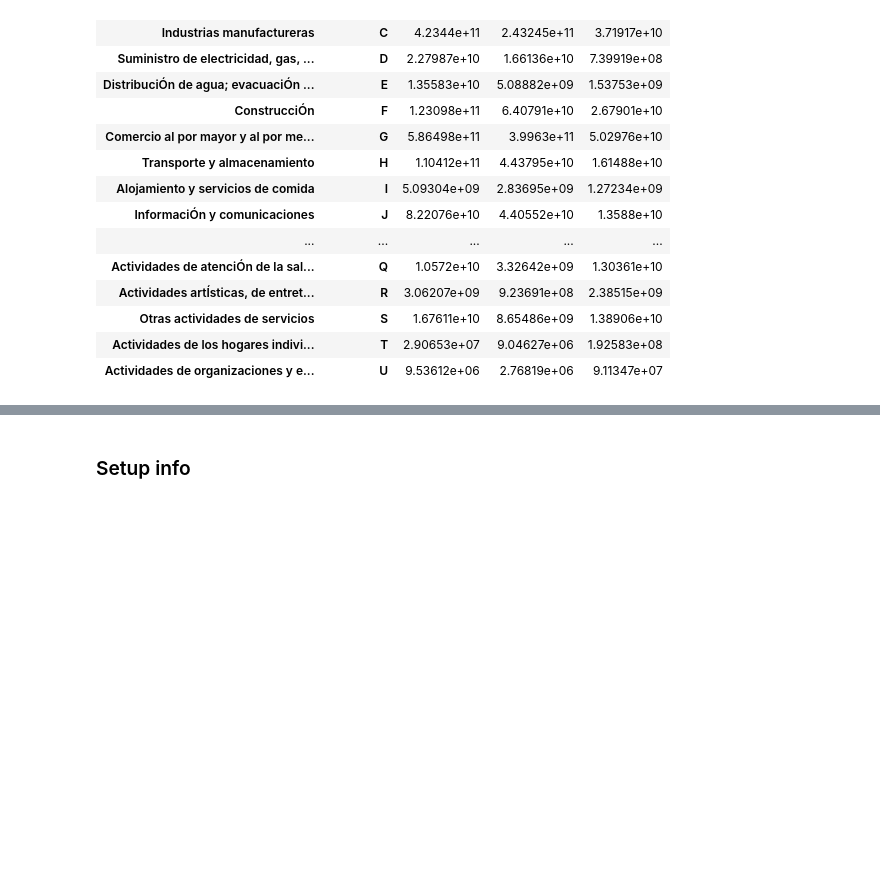
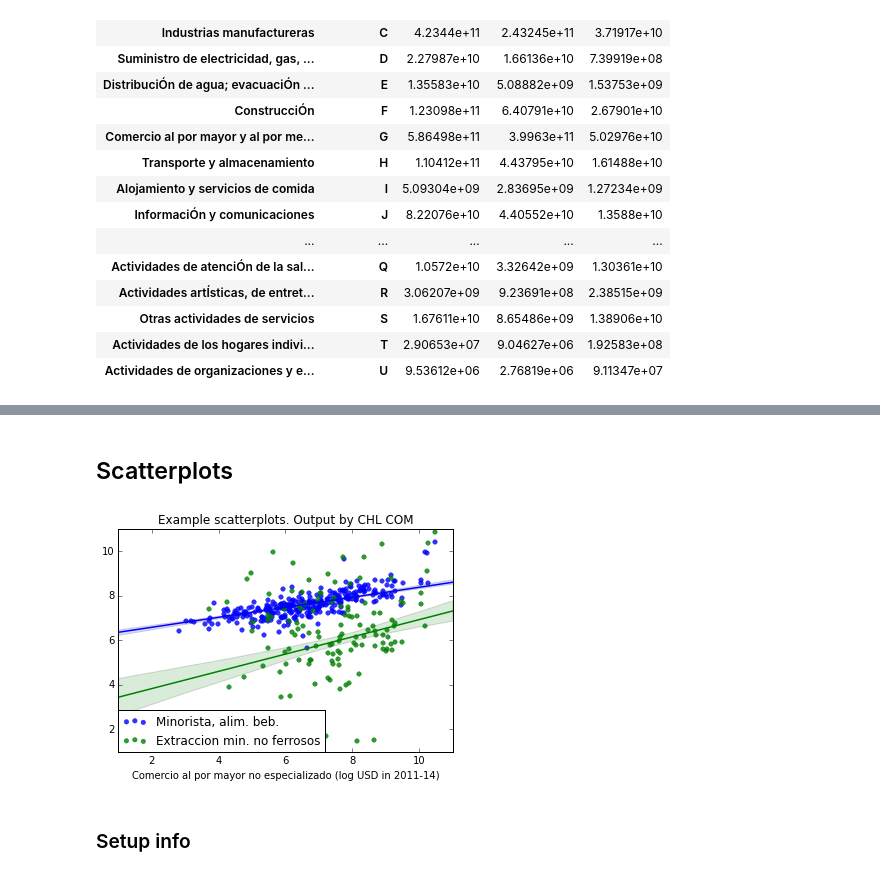
Before and after one commit to matuteiglesias/geo-correlation-structures, a Jupyter notebook: DEMO.ipynb, the cells around one changed output, grey strips where cells are left out. Drawn from its saved outputs; the diff is of its cells as text; code cells hidden in the pictures; blank space fills up the shorter version.

Commit message:
Added user created data

```diff
--- a/DEMO.ipynb
+++ b/DEMO.ipynb
@@ -203,3 +272,30 @@ df.style.bar(color='#d65f5f')
+# %% [markdown]
+## Scatterplots
+# %%
+import sys
+reload(sys)
+sys.setdefaultencoding('utf8')
+
+import seaborn as sns
+from numpy import log10
+
+
+CIIU4_x = 4690
+
+for CIIU4_y in [4711, 729]:
+
+    unstacked_data = prod_chi.groupby(['CHI ID COM', 'CIIU ID CI4'])[['Output']].sum().unstack()
+    unstacked_data.columns = unstacked_data.columns.droplevel(0)
+    data = log10(unstacked_data.replace(-np.inf, np.nan).replace(0, 1)[[CIIU4_x, CIIU4_y]].dropna())
+
+    label = 'Minorista, alim. beb.' if CIIU4_y == 4711 else 'Extraccion min. no ferrosos'
+    ax = sns.regplot(x=data[CIIU4_x], y=data[CIIU4_y], ci=68, label = label)
+    ax.set(xlabel=CIIU.loc[CIIU['CIIU ID CI4'] == CIIU4_x]['CIIU label CI4'].values[0][:50] + ' (log USD in 2011-14)',
+           ylabel='', xlim = (1, 11), ylim = (1, 11), title = 'Example scatterplots. Output by CHL COM')
+ax.legend(loc = (0, 0))
+plt.show()
+# %% [output]
+[figure, added]
 # %% [markdown]
 ### Setup info
 # %%
```
Also changed, not shown: parts of 10 cells of this notebook, 3 other files.
